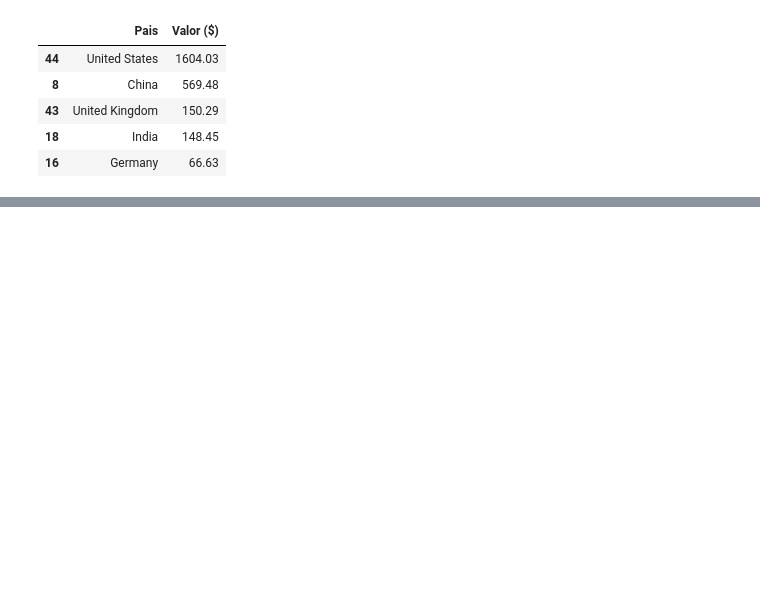
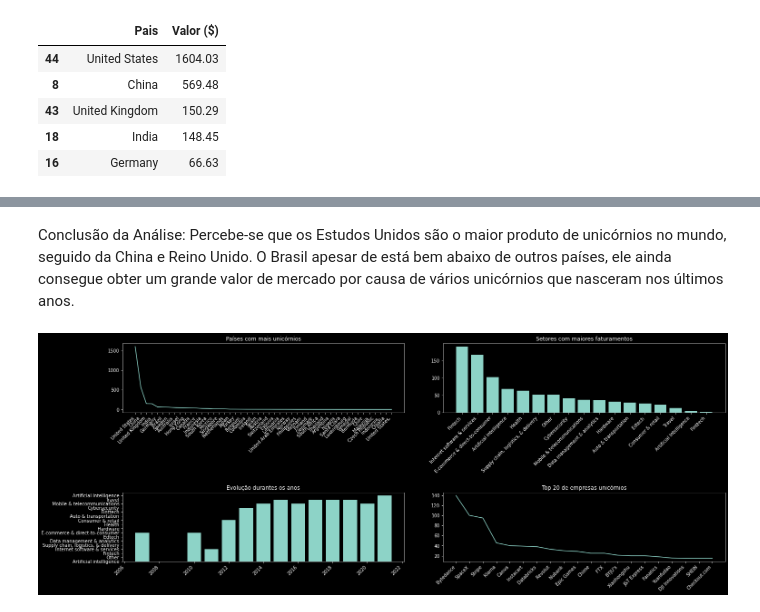
Before and after one commit to nandodevs/case-unicornios-brasil, a Jupyter notebook: Case_Empresas_Unicórnios.ipynb, the cells around one changed output, grey strips where cells are left out. Cells and saved outputs as stored; diff of their text form; code cells hidden in the pictures; blank space fills up the shorter version.

```diff
--- a/Case_Empresas_Unicórnios.ipynb
+++ b/Case_Empresas_Unicórnios.ipynb
@@ -309,0 +302,42 @@ plt.xticks(rotation=45, ha='right');
+# %% [markdown]
+Conclusão da Análise:
+Percebe-se que os Estudos Unidos são o maior produto de unicórnios no mundo, seguido da China e Reino Unido. O Brasil apesar de está bem abaixo de outros países, ele ainda consegue obter um grande valor de mercado por causa de vários unicórnios que nasceram nos últimos anos.
+# %%
+plt.figure(figsize=(20,8))
+
+# Valuation
+plt.subplot(2,2,1)
+plt.title('Países com mais unicórnios')
+x1 = Analise_Valor['Pais']
+y1 =  Analise_Valor['Valor ($)']
+plt.xticks(rotation=45, ha='right');
+plt.plot(x1, y1)
+
+# Setores
+plt.subplot(2,2,2)
+x2 = base_dados['Setor'].value_counts().index
+y2 = base_dados['Setor'].value_counts()
+plt.title('Setores com maiores faturamentos')
+plt.bar(x2, y2)
+plt.xticks(rotation=45, ha='right');
+plt.tight_layout(4)
+
+# Ano e Valor
+plt.subplot(2,2,3)
+x3 = base_dados['Ano']
+y3 = base_dados['Setor']
+plt.title('Evolução durantes os anos')
+plt.bar(x3, y3)
+plt.xticks(rotation=45, ha='right');
+
+# Ano e Valor
+plt.subplot(2,2,4)
+x4 = base_dados['Empresa'].head(20)
+y4 = base_dados['Valor ($)'].head(20)
+plt.title('Top 20 de empresas unicórnios')
+plt.plot(x4, y4)
+plt.xticks(rotation=45, ha='right');
+
+plt.show()
+# %% [output]
+[figure, added]
```
Also changed, not shown: parts of 6 cells of this notebook.
